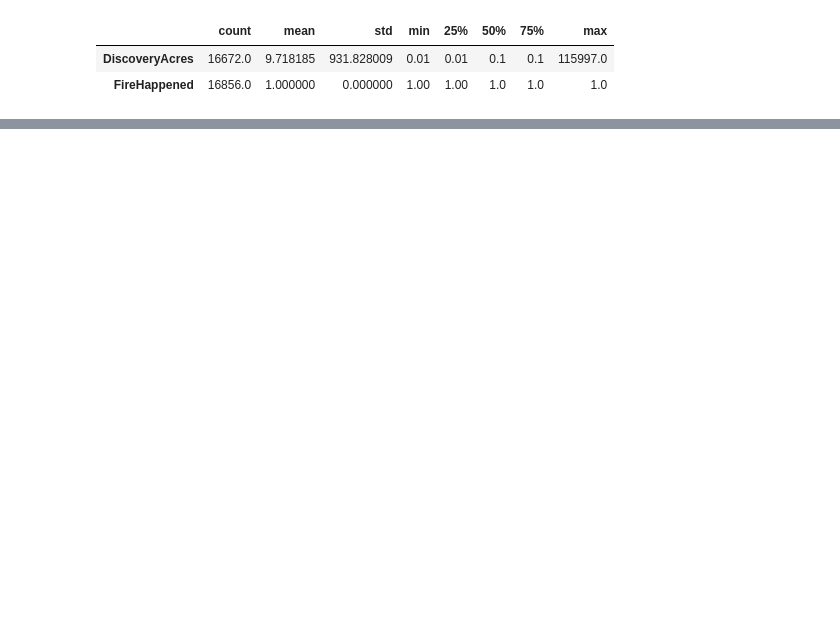
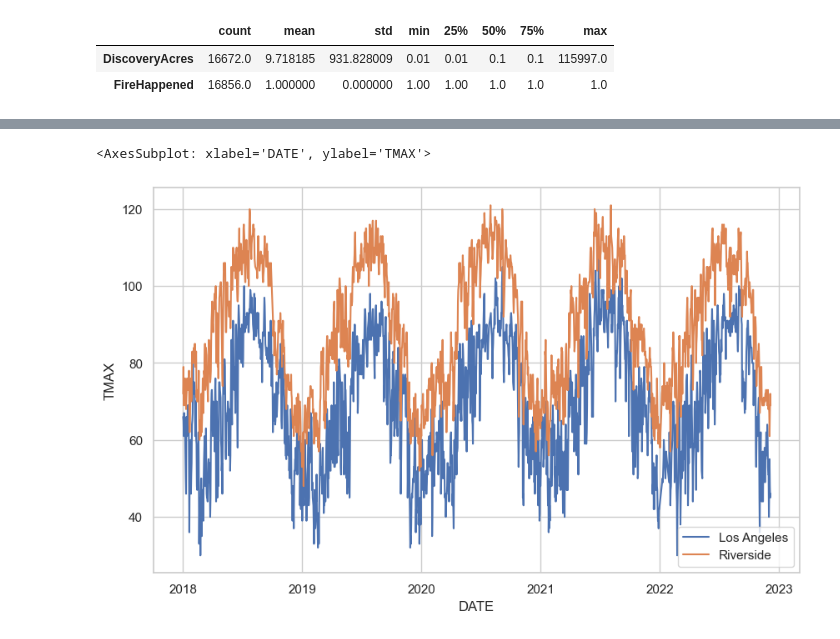
Before and after one commit to Cecilia05-sf/CS5002_Final_Project, a Jupyter notebook: final_project.ipynb, the cells around one changed output, grey strips where cells are left out. Saved outputs shown, nothing was run; the diff lists cells and outputs as text; code cells hidden in the pictures; blank space fills up the shorter version.

```diff
--- a/final_project.ipynb
+++ b/final_project.ipynb
@@ -325,0 +305,3 @@ sns.heatmap(df.corr(), cmap= "coolwarm", annot= True, vmin=0, vmax=1)
+# %%
+df_LA_weather = df_LA_weather[df_LA_weather["STATION"]== "USW00023187"]
+df_LA_weather.info()
@@ -325,0 +326,3 @@ sns.heatmap(df.corr(), cmap= "coolwarm", annot= True, vmin=0, vmax=1)
+# %%
+df_RS_weather = df_RS_weather[df_RS_weather["STATION"]== "USW00023158"]
+df_RS_weather.info()
@@ -325,0 +347,3 @@ sns.heatmap(df.corr(), cmap= "coolwarm", annot= True, vmin=0, vmax=1)
+# %%
+df_LA_weather = df_LA_weather.filter(["DATE", "AWND", "PRCP","SNOW", "TMAX", "TMIN"])
+df_LA_weather.head()
@@ -325,0 +357,3 @@ sns.heatmap(df.corr(), cmap= "coolwarm", annot= True, vmin=0, vmax=1)
+# %%
+df_RS_weather = df_RS_weather.filter(["DATE", "AWND", "PRCP","SNOW", "TMAX", "TMIN"])
+df_RS_weather.head()
@@ -325,0 +385,8 @@ sns.heatmap(df.corr(), cmap= "coolwarm", annot= True, vmin=0, vmax=1)
+# %%
+fig = plt.figure(figsize=(10,6))
+sns.set(style="whitegrid")
+sns.lineplot(data = df_LA_weather, x="DATE", y="TMAX", label = "Los Angeles")
+sns.lineplot(data = df_RS_weather, x="DATE", y="TMAX", label = "Riverside")
+# %% [output]
+<AxesSubplot: xlabel='DATE', ylabel='TMAX'>
+[figure, added]
```
Also changed, not shown: parts of 47 cells of this notebook, 1 other file.
